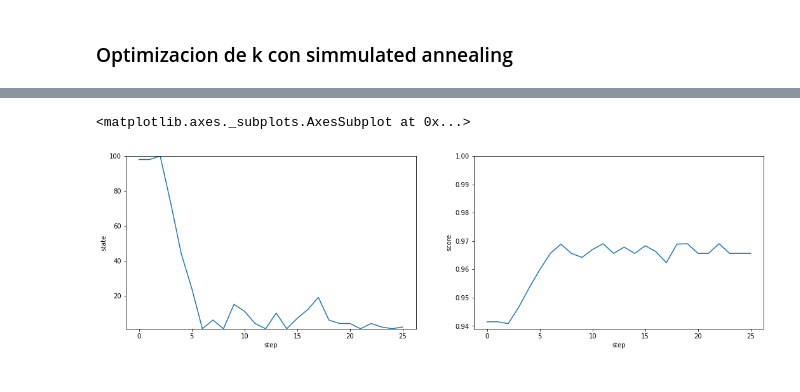
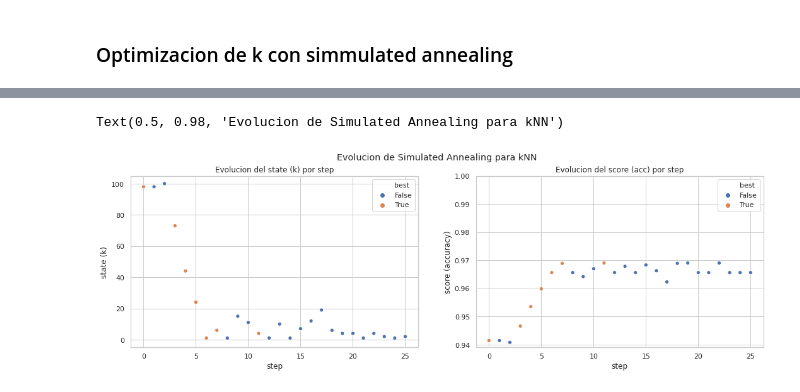
Before and after one commit to mnPanic/metnum-tp2, a Jupyter notebook: notebooks/knn_optimization.ipynb, the cells around one changed output, grey strips where cells are left out. Cells and saved outputs as stored; diff of their text form; code cells hidden in the pictures.

Commit message:
knn/optimization: Results

```diff
--- a/notebooks/knn_optimization.ipynb
+++ b/notebooks/knn_optimization.ipynb
@@ -152,0 +127,6 @@ Best solution: state = 4, score = 0.9690238095238095
+# %%
+import pandas as pd
+df = pd.read_csv("data/knn/optimization/history_best_4.csv")
+# shift best down, as it 1-off
+df["best"] = df["best"].shift(1, fill_value=True)
+df
@@ -153,11 +151,21 @@ Best solution: state = 4, score = 0.9690238095238095
 # %%
 import seaborn as sns
 import matplotlib.pyplot as plt
+k_range = (-5, 105)
+
+sns.set(style="whitegrid")
 fig, (ax_state, ax_score) = plt.subplots(1, 2, figsize=(18, 5))
 ax_score.set_ylim(0.939, 1)
 ax_state.set_ylim(k_range)
-sns.lineplot(data=df, x="step", y="state", ax=ax_state)
-sns.lineplot(data=df, x="step", y="score", ax=ax_score)
+state = sns.scatterplot(data=df, x="step", y="state", ax=ax_state, hue="best")
+state.set_title("Evolucion del state (k) por step")
+state.set(ylabel="state (k)")
+
+score = sns.scatterplot(data=df, x="step", y="score", ax=ax_score, hue="best")
+score.set_title("Evolucion del score (acc) por step")
+score.set(ylabel="score (accuracy)")
+
+fig.suptitle("Evolucion de Simulated Annealing para kNN")
 # %% [output]
-<matplotlib.axes._subplots.AxesSubplot at 0x...>
+Text(0.5, 0.98, 'Evolucion de Simulated Annealing para kNN')
-[figure, old version]
+[figure, new version]
```
Also changed, not shown: parts of 12 cells of this notebook, 2 other files.
